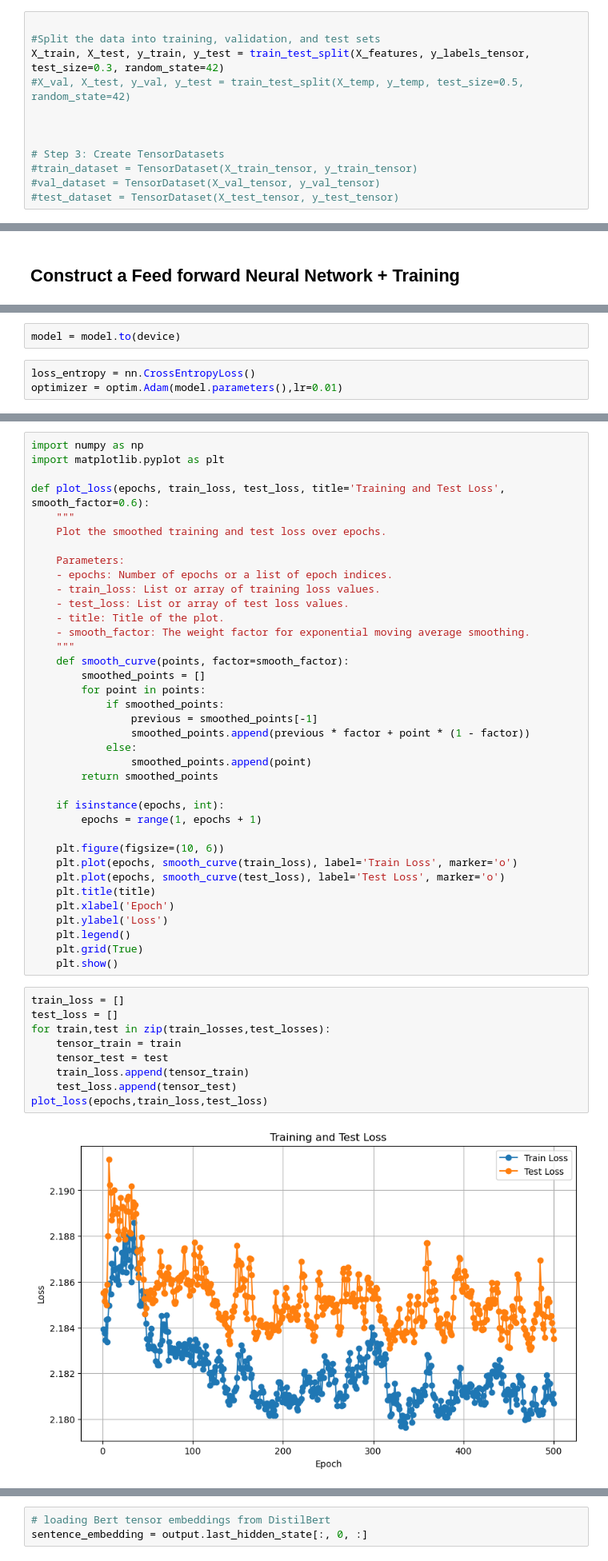
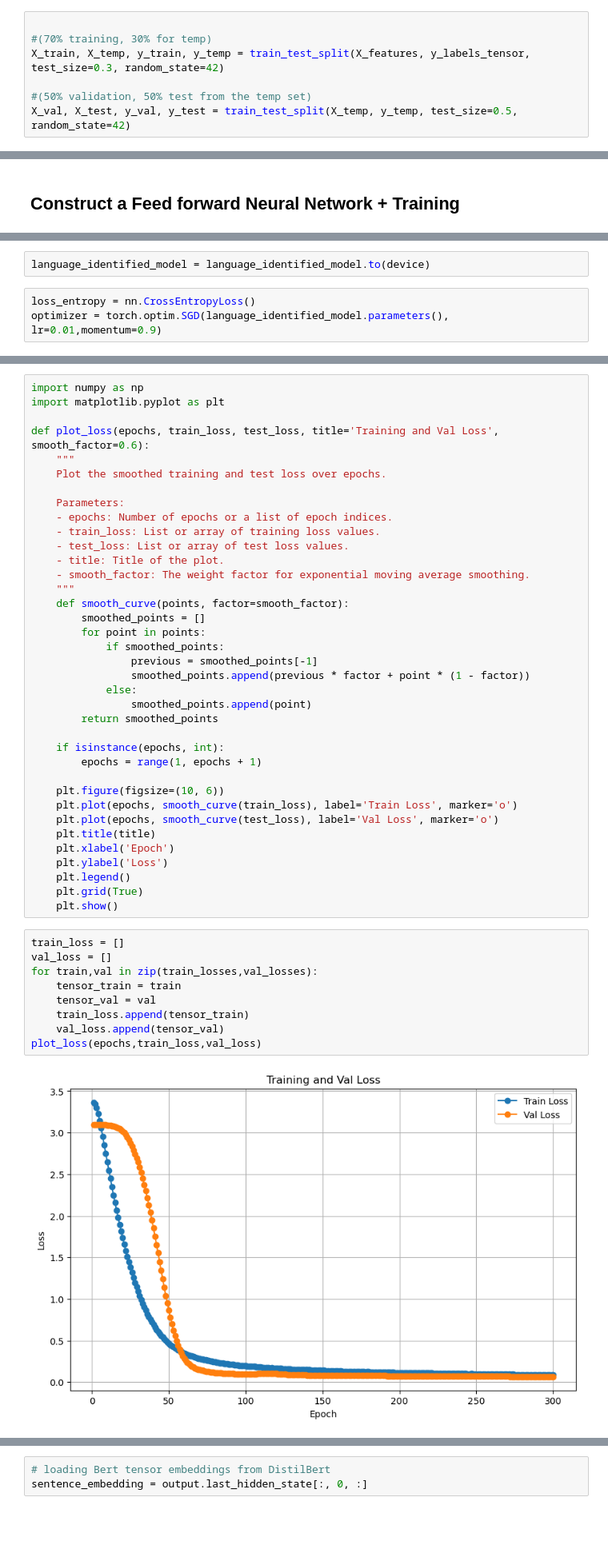
Before and after one commit to Sam1brahim/Language-Identification-text-with-Pytorch-, a Jupyter notebook: Language Identification with Pytorch.ipynb, the cells around one changed output, grey strips where cells are left out. Shown: that part at 80% size. Cells and saved outputs as stored; diff of their text form; blank space fills up the shorter version.

```diff
--- a/Language Identification with Pytorch.ipynb
+++ b/Language Identification with Pytorch.ipynb
@@ -166,16 +198,11 @@ X_features.device, y_labels_tensor.device
 (device(type='cuda', index=0), device(type='cuda', index=0))
 # %%
 
-#Split the data into training, validation, and test sets
-X_train, X_test, y_train, y_test = train_test_split(X_features, y_labels_tensor, test_size=0.3, random_state=42)
-#X_val, X_test, y_val, y_test = train_test_split(X_temp, y_temp, test_size=0.5, random_state=42)
+#(70% training, 30% for temp)
+X_train, X_temp, y_train, y_temp = train_test_split(X_features, y_labels_tensor, test_size=0.3, random_state=42)
 
-
-
-# Step 3: Create TensorDatasets
-#train_dataset = TensorDataset(X_train_tensor, y_train_tensor)
-#val_dataset = TensorDataset(X_val_tensor, y_val_tensor)
-#test_dataset = TensorDataset(X_test_tensor, y_test_tensor)
+#(50% validation, 50% test from the temp set)
+X_val, X_test, y_val, y_test = train_test_split(X_temp, y_temp, test_size=0.5, random_state=42)
 # %%
 len(X_train),len(X_test),len(y_train),len(y_test)
 # %% [output]
@@ -216,7 +242,7 @@ model = nn.Sequential(
 )
 # %%
-model = model.to(device)
+language_identified_model = language_identified_model.to(device)
 # %%
 loss_entropy = nn.CrossEntropyLoss()
-optimizer = optim.Adam(model.parameters(),lr=0.01)
+optimizer = torch.optim.SGD(language_identified_model.parameters(), lr=0.01,momentum=0.9)
 # %%
@@ -389,7 +420,7 @@ Sequential(
 import numpy as np
 import matplotlib.pyplot as plt
 
-def plot_loss(epochs, train_loss, test_loss, title='Training and Test Loss', smooth_factor=0.6):
+def plot_loss(epochs, train_loss, test_loss, title='Training and Val Loss', smooth_factor=0.6):
     """
     Plot the smoothed training and test loss over epochs.
 
@@ -415,7 +446,7 @@ def plot_loss(epochs, train_loss, test_loss, title='Training and Test Loss', smo
 
     plt.figure(figsize=(10, 6))
     plt.plot(epochs, smooth_curve(train_loss), label='Train Loss', marker='o')
-    plt.plot(epochs, smooth_curve(test_loss), label='Test Loss', marker='o')
+    plt.plot(epochs, smooth_curve(test_loss), label='Val Loss', marker='o')
     plt.title(title)
     plt.xlabel('Epoch')
     plt.ylabel('Loss')
@@ -424,14 +455,14 @@ def plot_loss(epochs, train_loss, test_loss, title='Training and Test Loss', smo
     plt.show()
 # %%
 train_loss = []
-test_loss = []
-for train,test in zip(train_losses,test_losses):
+val_loss = []
+for train,val in zip(train_losses,val_losses):
     tensor_train = train
-    tensor_test = test
+    tensor_val = val
     train_loss.append(tensor_train)
-    test_loss.append(tensor_test)
-plot_loss(epochs,train_loss,test_loss)
+    val_loss.append(tensor_val)
+plot_loss(epochs,train_loss,val_loss)
 # %% [output]
-[figure, old version]
+[figure, new version]
 # %%
 # saving model's parameter's in Local Machine
```
Also changed, not shown: parts of 32 cells of this notebook.
